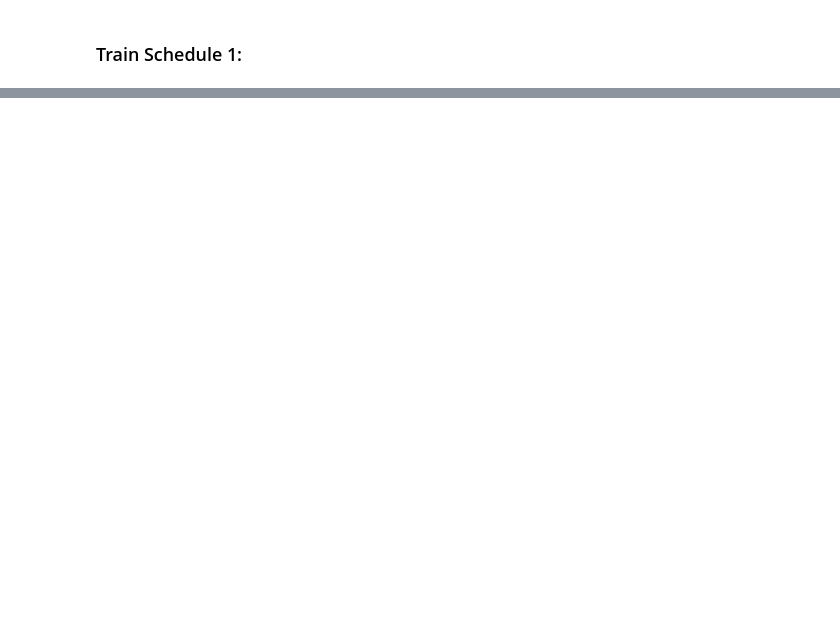
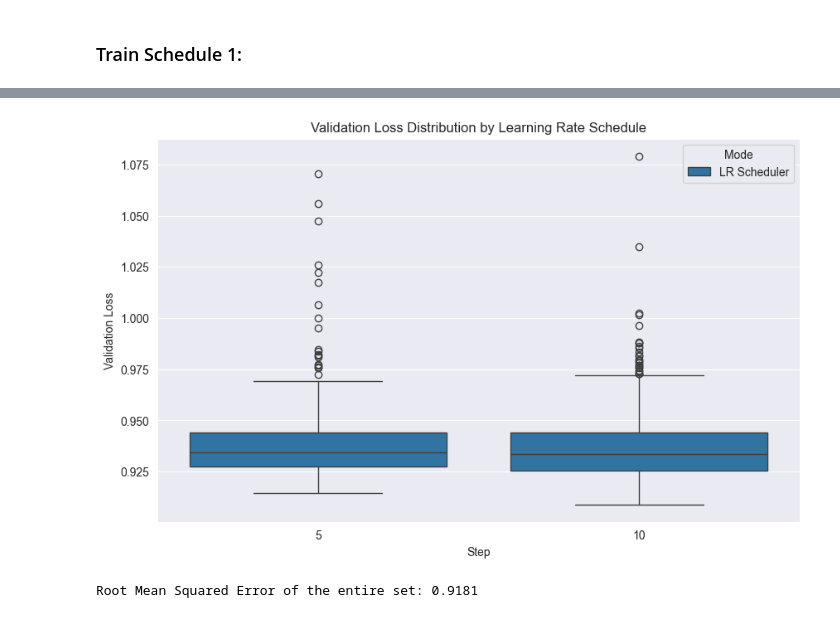
Before and after one commit to omar11205/torchDeepLearning, a Jupyter notebook: ANN/20_torch_taxi_fares_p3.ipynb, the cells around one changed output, grey strips where cells are left out. Cells and saved outputs as stored; diff of their text form; code cells hidden in the pictures; blank space fills up the shorter version.

```diff
--- a/ANN/20_torch_taxi_fares_p3.ipynb
+++ b/ANN/20_torch_taxi_fares_p3.ipynb
@@ -354,0 +360,16 @@ Training completed in 1865.15 seconds
+# %%
+# Boxplots for Validation Loss
+plt.figure(figsize=(10, 6))
+sns.boxplot(x='Step', y='Validation Loss', hue='Mode', data=results_lr_09_500)
+plt.title('Validation Loss Distribution by Learning Rate Schedule')
+plt.show()
+# %% [output]
+[figure, added]
+# %%
+# evaluate the entire set
+with torch.no_grad():
+    y_val = model(cat_test, con_test).flatten()
+    loss = torch.sqrt(criterion(y_val, y_test.flatten()))
+print(f'Root Mean Squared Error of the entire set: {loss.item():.4f}')
+# %% [output]
+Root Mean Squared Error of the entire set: 0.9181
```
Also changed, not shown: parts of 18 cells of this notebook, 3 other files.
